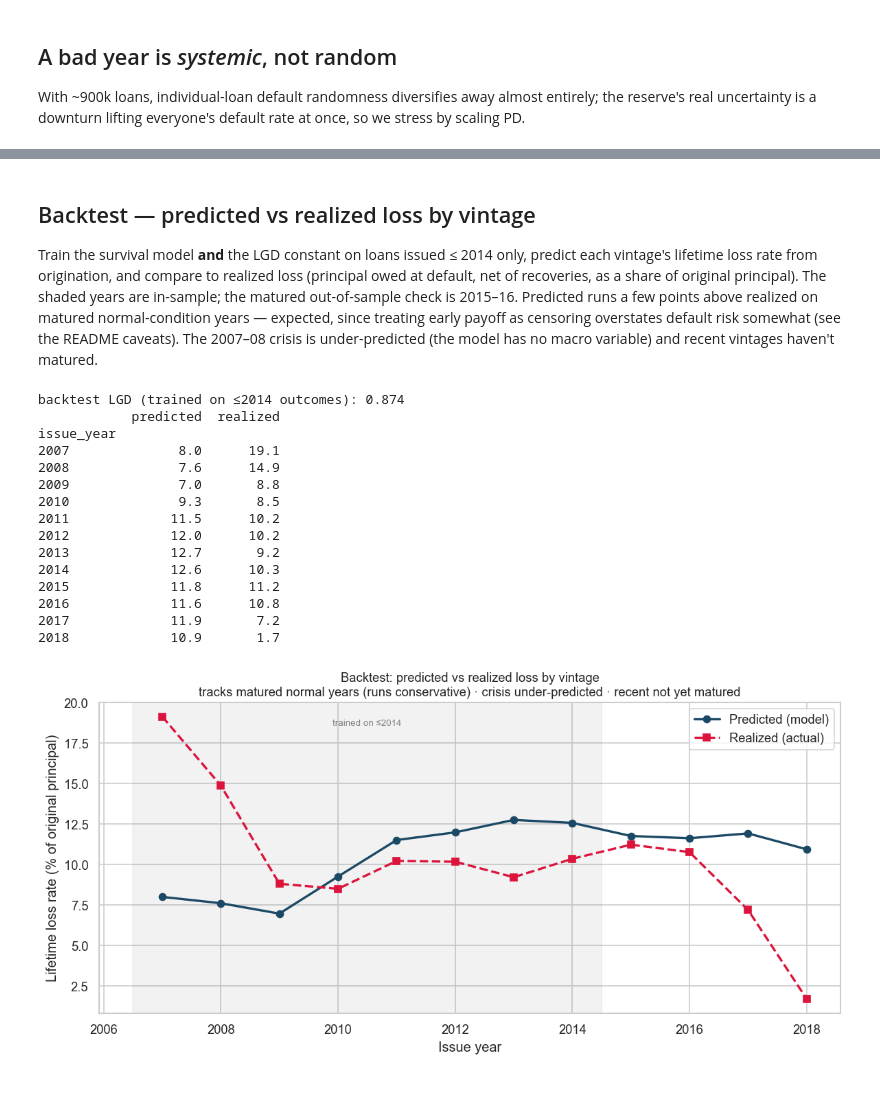
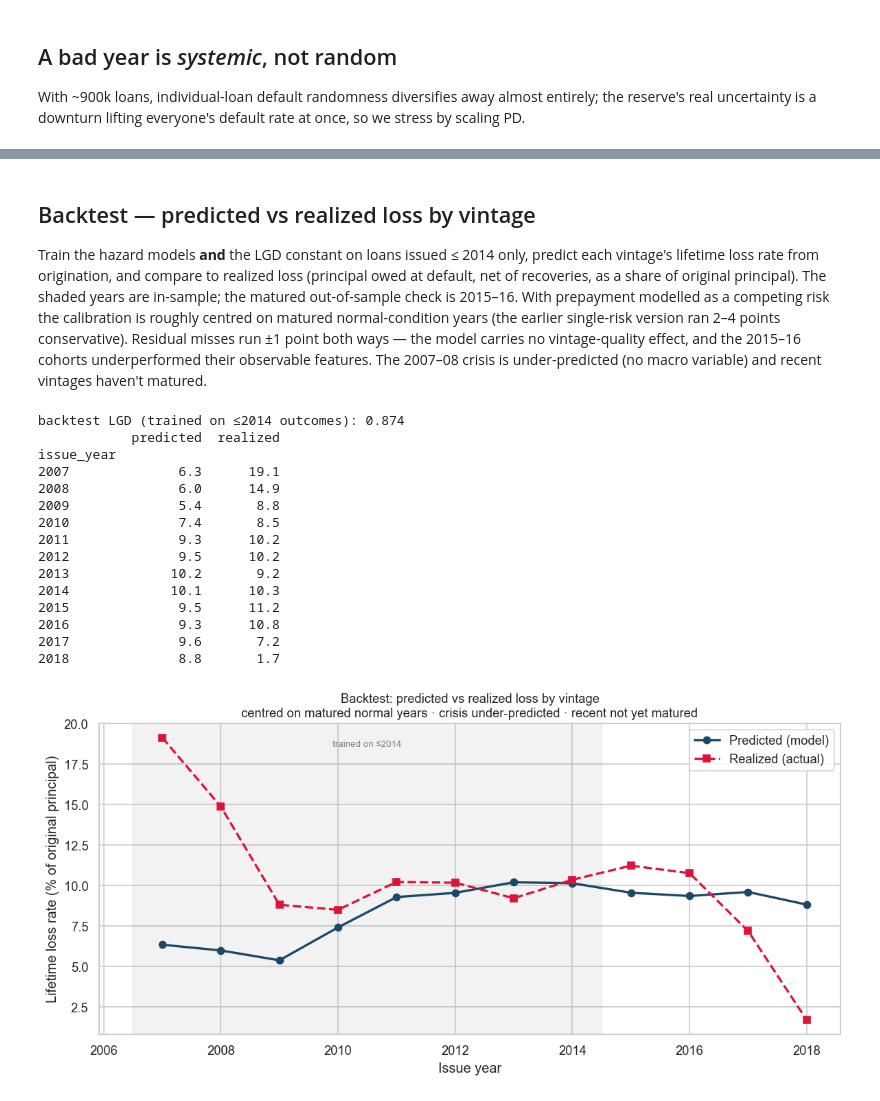
Before and after one commit to TheHoodedPortal/Lending-Club-Credit-Risk, a Jupyter notebook: python/04_reserve.ipynb, the cells around one changed output, grey strips where cells are left out. Drawn from its saved outputs; the diff is of its cells as text; code cells hidden in the pictures.

```diff
--- a/python/04_reserve.ipynb
+++ b/python/04_reserve.ipynb
@@ -21,6 +21,9 @@ sns.set_theme(style="whitegrid", palette="muted"); plt.rcParams["figure.dpi"] =
 SNAP = pd.Timestamp("2019-01-01")
 df = pd.read_parquet("../data/processed/loans_clean.parquet")
 df["grade_num"] = df["grade"].map({"A":1,"B":2,"C":3,"D":4,"E":5,"F":6,"G":7})
+# Prepayment event for the competing-risks model: the loan exited by paying off
+PAID = {"Fully Paid", "Does not meet the credit policy. Status:Fully Paid"}
+df["prepaid"] = df["loan_status"].isin(PAID).astype(int)
 print(f"Loaded {len(df):,} loans")
 # %% [output]
 Loaded 2,258,957 loans
@@ -187,57 +217,59 @@ plt.tight_layout(); plt.savefig("../output/figures/ecl_stress.png", dpi=150); pl
 # %% [markdown]
 ## Backtest — predicted vs realized loss by vintage
 
-Train the survival model **and** the LGD constant on loans issued ≤ 2014 only,
+Train the hazard models **and** the LGD constant on loans issued ≤ 2014 only,
 predict each vintage's lifetime loss rate from origination, and compare to realized
 loss (principal owed at default, net of recoveries, as a share of original
 principal). The shaded years are in-sample; the matured out-of-sample check is
-2015–16. Predicted runs a few points above realized on matured normal-condition
-years — expected, since treating early payoff as censoring overstates default risk
-somewhat (see the README caveats). The 2007–08 crisis is under-predicted (the model
-has no macro variable) and recent vintages haven't matured.
+2015–16. With prepayment modelled as a competing risk the calibration is roughly
+centred on matured normal-condition years (the earlier single-risk version ran 2–4
+points conservative). Residual misses run ±1 point both ways — the model carries no
+vintage-quality effect, and the 2015–16 cohorts underperformed their observable
+features. The 2007–08 crisis is under-predicted (no macro variable) and recent
+vintages haven't matured.
 # %%
 bt = df[df["issue_year"] <= 2014]
-cph_bt = fit_survival(bt)
+cphd_bt, cphp_bt = fit_hazards(bt)
 LGD_bt = float(co.loc[co["issue_year"] <= 2014, "lgd_out"].mean())   # severity from the training window only
 life = df.copy(); life["age0"] = 0.0; life["bal0"] = life["loan_amnt"]
-life = ecl(life, cph_bt, LGD_bt, age_col="age0", bal_col="bal0", use_status=False)
+life = ecl(life, cphd_bt, cphp_bt, LGD_bt, age_col="age0", bal_col="bal0", use_status=False)
 life["realloss"] = np.where(life["loan_status"].isin(CHARGED),
     (life["loan_amnt"]-life["total_rec_prncp"]-life["recoveries"]).clip(lower=0), 0.0)
 by = life.groupby("issue_year").apply(lambda d: pd.Series({
         "predicted": d["ecl"].sum()/d["loan_amnt"].sum()*100,
         "realized":  d["realloss"].sum()/d["loan_amnt"].sum()*100}), include_groups=False)
 by.index = by.index.astype(int)
 print(f"backtest LGD (trained on ≤2014 outcomes): {LGD_bt:.3f}")
 print(by.round(1).to_string())
 
 yrs = by.index.values
 fig, ax = plt.subplots(figsize=(10, 5))
 ax.plot(yrs, by["predicted"], "o-", color="#1b4965", lw=2, label="Predicted (model)")
 ax.plot(yrs, by["realized"], "s--", color="crimson", lw=2, label="Realized (actual)")
 ax.axvspan(yrs.min()-0.5, 2014.5, color="gray", alpha=0.10)
 ax.text(2010.5, ax.get_ylim()[1]*0.93, "trained on ≤2014", fontsize=8, color="gray", ha="center")
 ax.set_xlabel("Issue year"); ax.set_ylabel("Lifetime loss rate (% of original principal)")
 ax.set_title("Backtest: predicted vs realized loss by vintage\n"
-             "tracks matured normal years (runs conservative) · crisis under-predicted · recent not yet matured", fontsize=11)
+             "centred on matured normal years · crisis under-predicted · recent not yet matured", fontsize=11)
 ax.legend()
 plt.tight_layout(); plt.savefig("../output/figures/ecl_backtest.png", dpi=150, bbox_inches="tight"); plt.show()
 # %% [output]
 backtest LGD (trained on ≤2014 outcomes): 0.874
             predicted  realized
 issue_year
-2007              8.0      19.1
-2008              7.6      14.9
-2009              7.0       8.8
-2010              9.3       8.5
-2011             11.5      10.2
-2012             12.0      10.2
-2013             12.7       9.2
-2014             12.6      10.3
-2015             11.8      11.2
-2016             11.6      10.8
-2017             11.9       7.2
-2018             10.9       1.7
+2007              6.3      19.1
+2008              6.0      14.9
+2009              5.4       8.8
+2010              7.4       8.5
+2011              9.3      10.2
+2012              9.5      10.2
+2013             10.2       9.2
+2014             10.1      10.3
+2015              9.5      11.2
+2016              9.3      10.8
+2017              9.6       7.2
+2018              8.8       1.7
-[figure, old version]
+[figure, new version]
 # %% [markdown]
 ## Values baked into the dashboard
 
```
Also changed, not shown: parts of 8 cells of this notebook, 9 other files.
